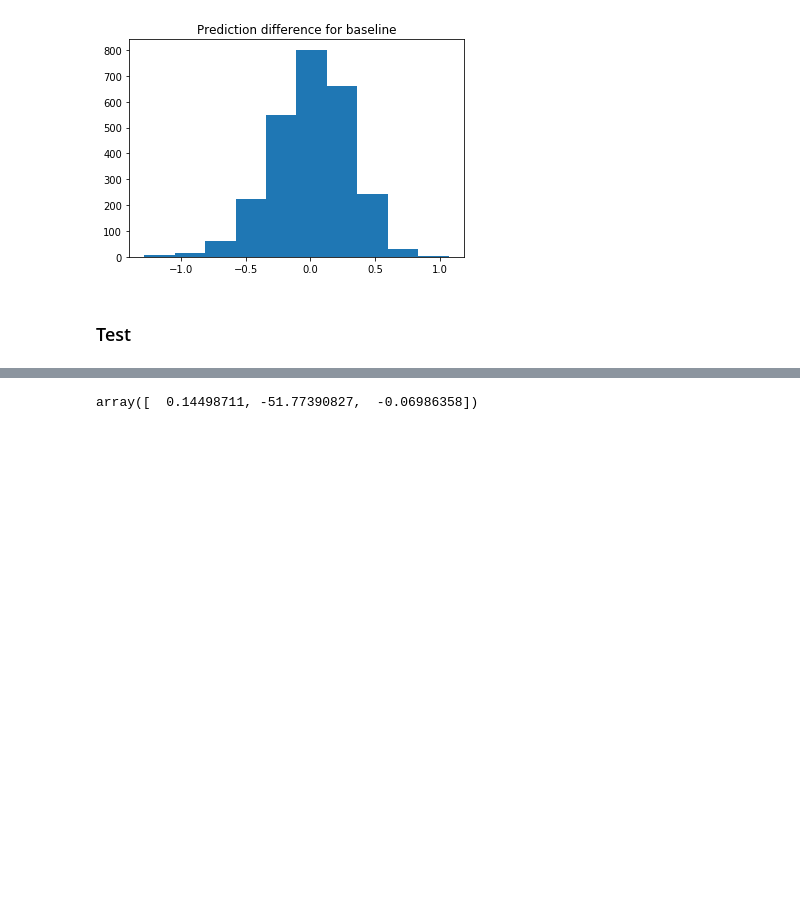
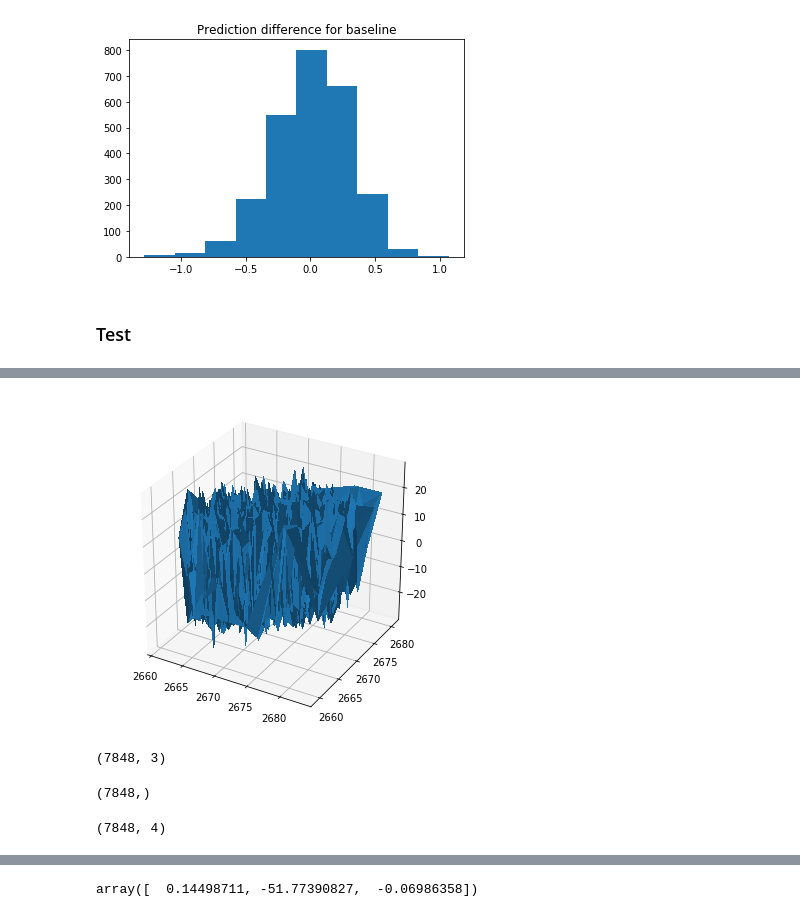
Before and after one commit to whiteRa2bit/cern_summer_project, a Jupyter notebook: model.ipynb, the cells around one changed output, grey strips where cells are left out. Cells and saved outputs as stored; diff of their text form; code cells hidden in the pictures; blank space fills up the shorter version.

```diff
--- a/model.ipynb
+++ b/model.ipynb
@@ -110,0 +127,8 @@ MAE: 9.81579 (+/- 0.34574)
+# %%
+fig = plt.figure(figsize=(6,6))
+ax = fig.add_subplot(111, projection='3d')
+surf = ax.plot_trisurf(X_freq[:, 0], X_freq[:, 2], y, linewidth=0, antialiased=False)
+plt.show()
+# ax.plot_surface(, X_freq[:, 1], X_freq[:, 2])
+# %% [output]
+[figure, added]
@@ -110,0 +143,8 @@ MAE: 9.81579 (+/- 0.34574)
+# %%
+X_freq.shape
+# %% [output]
+(7848, 3)
+# %%
+y.shape
+# %% [output]
+(7848,)
@@ -110,0 +153,4 @@ MAE: 9.81579 (+/- 0.34574)
+# %%
+data.shape
+# %% [output]
+(7848, 4)
```
Also changed, not shown: parts of 38 cells of this notebook.
